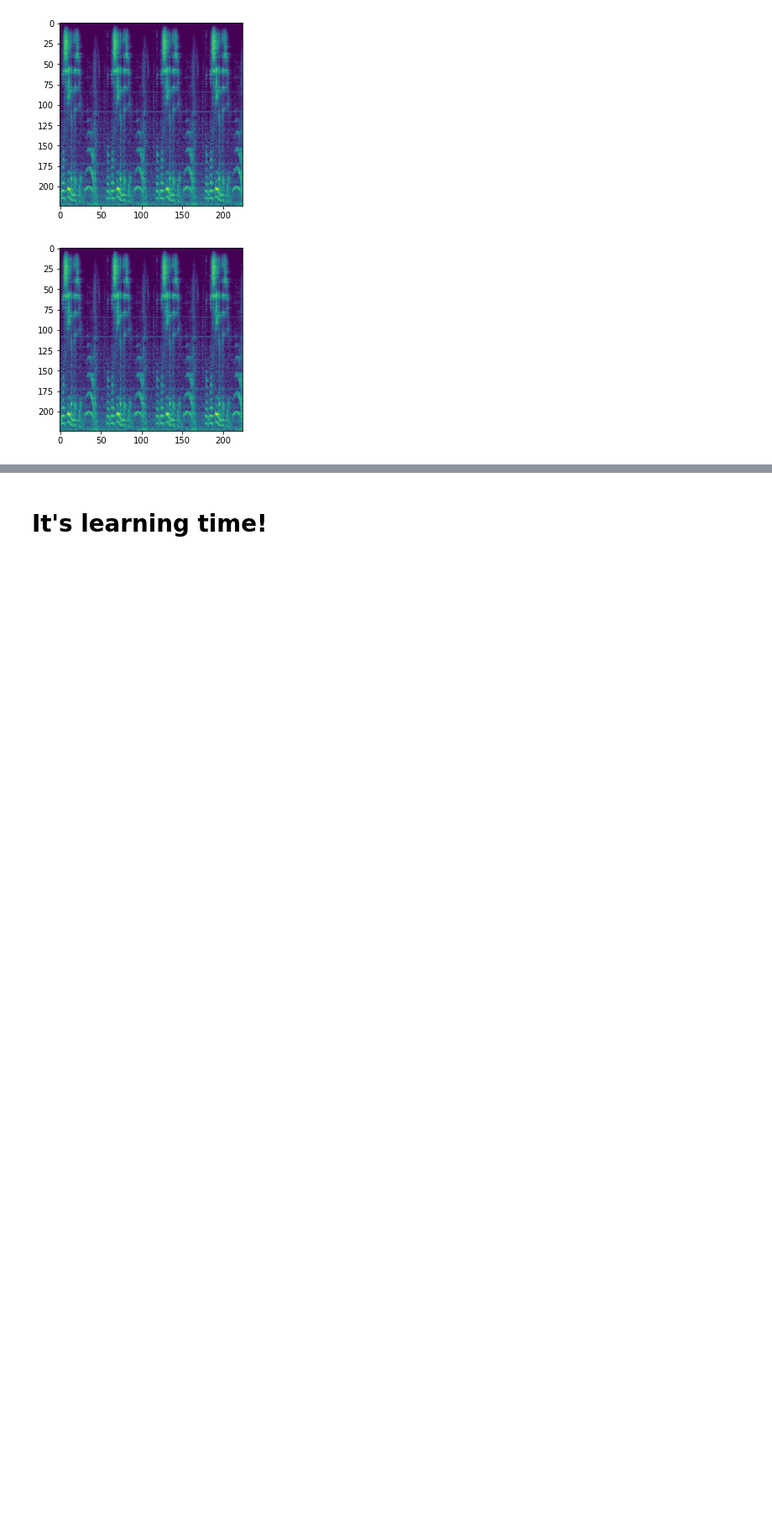
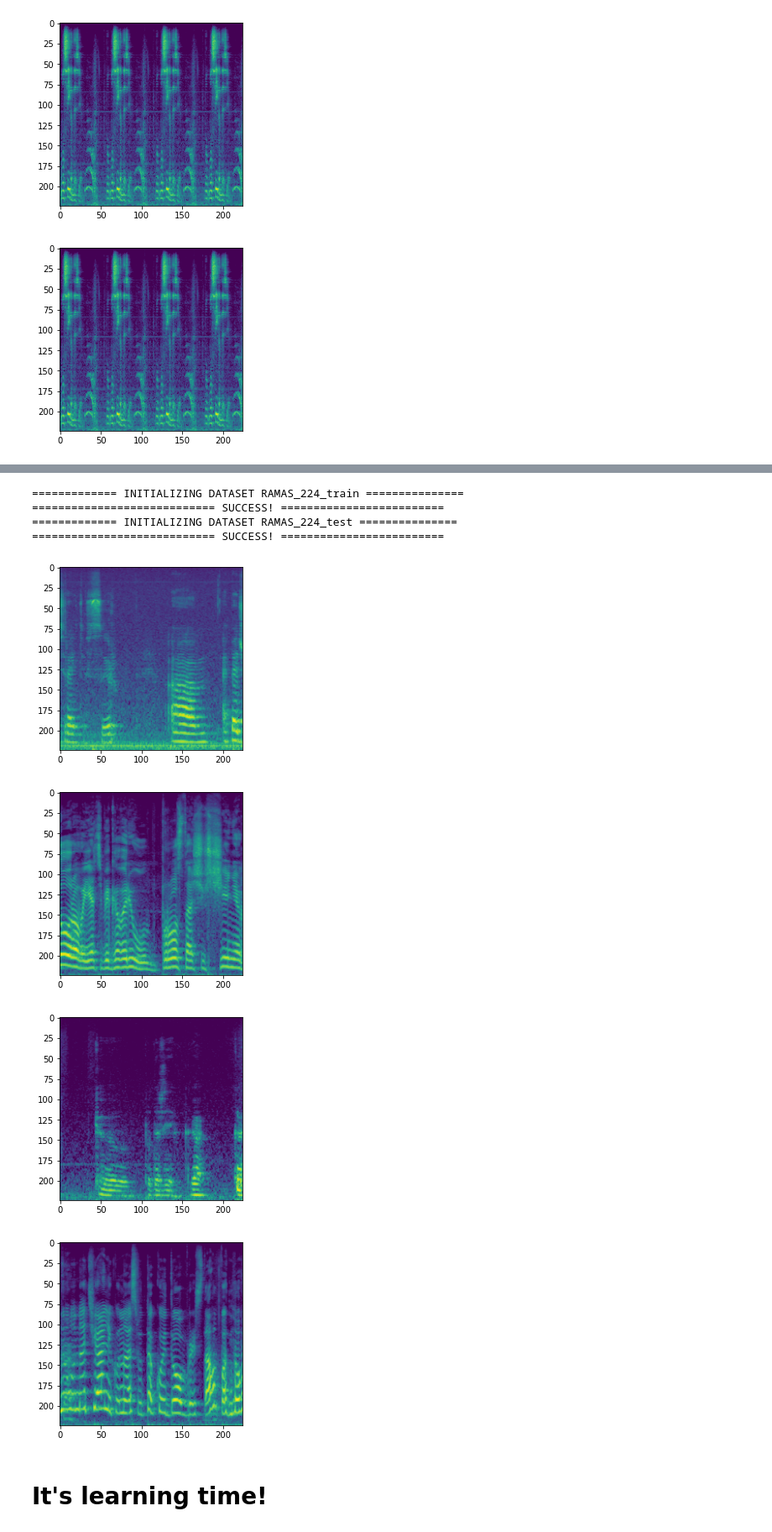
Before and after one commit to iamryabinov/SER_neuro, a Jupyter notebook: playground.ipynb, the cells around one changed output, grey strips where cells are left out. Shown at 84% size. Drawn from its saved outputs; the diff is of its cells as text; code cells hidden in the pictures; blank space fills up the shorter version.

```diff
--- a/playground.ipynb
+++ b/playground.ipynb
@@ -380,3 +409,26 @@ for i in np.arange(1, 3):
+# %%
+ramas_224_train = RamasDataset(wavs_path=RAMAS_PATH_TO_WAVS_DOM_SUB, base_name='RAMAS',  # Тренировочный
+                 spectrogram_shape=224,
+                 augmentation=False, padding='zero', mode='train', tasks='emotion', emotions=('Domination', 'Submission'))
+ramas_224_test = RamasDataset(wavs_path=RAMAS_PATH_TO_WAVS_DOM_SUB, base_name='RAMAS',  # Тестовый
+                 spectrogram_shape=224,
+                 augmentation=False, padding='zero', mode='test', tasks='emotion', emotions=('Domination', 'Submission'))
+# %% [output]
+============= INITIALIZING DATASET RAMAS_224_train ===============
+============================ SUCCESS! =========================
+============= INITIALIZING DATASET RAMAS_224_test ===============
+============================ SUCCESS! =========================
+# %%
+np.random.seed()
+for i in np.arange(1, 5):
+        n = np.random.randint(1, len(ramas_224_train))
+        ax = ramas_224_train.show_image(n)
+        plt.show()
+# %% [output]
+[figure, added]
+[figure, added]
+[figure, added]
+[figure, added]
 # %% [markdown]
 # It's learning time!
 # %% [markdown]
```
Also changed, not shown: parts of 21 cells of this notebook, 17 other files.
